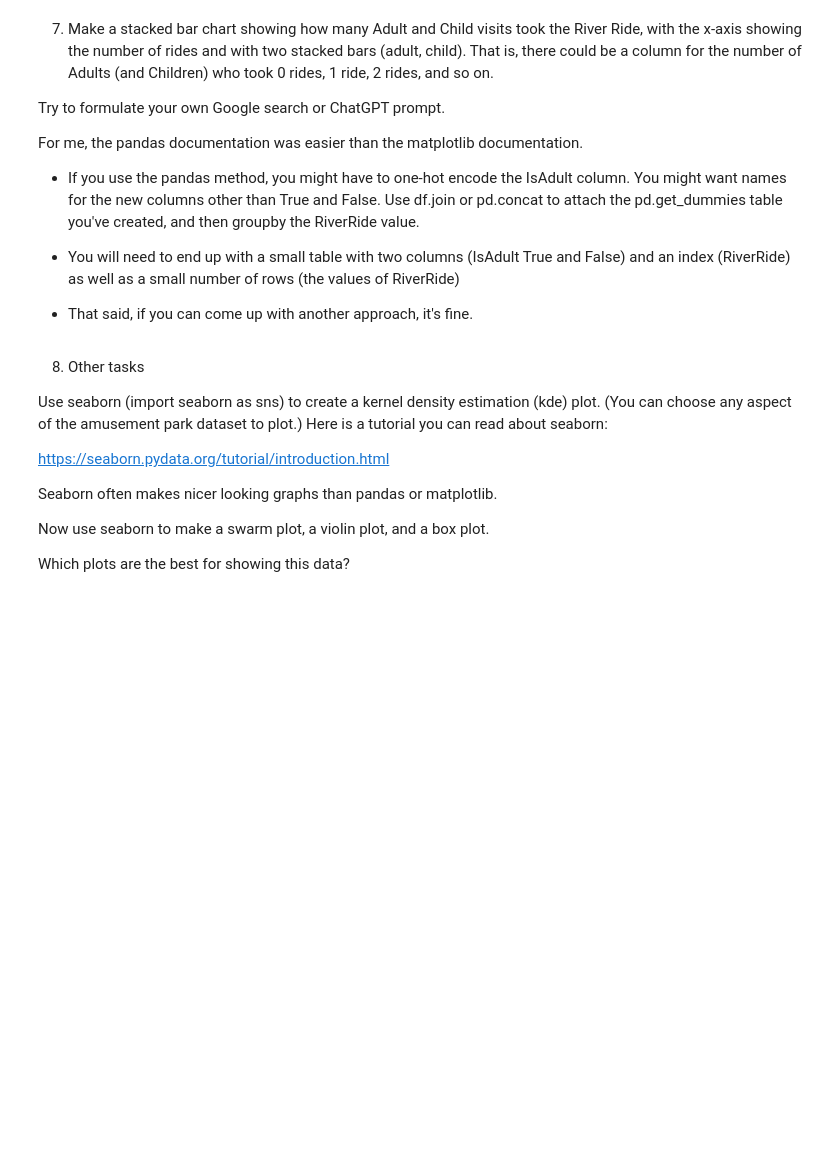
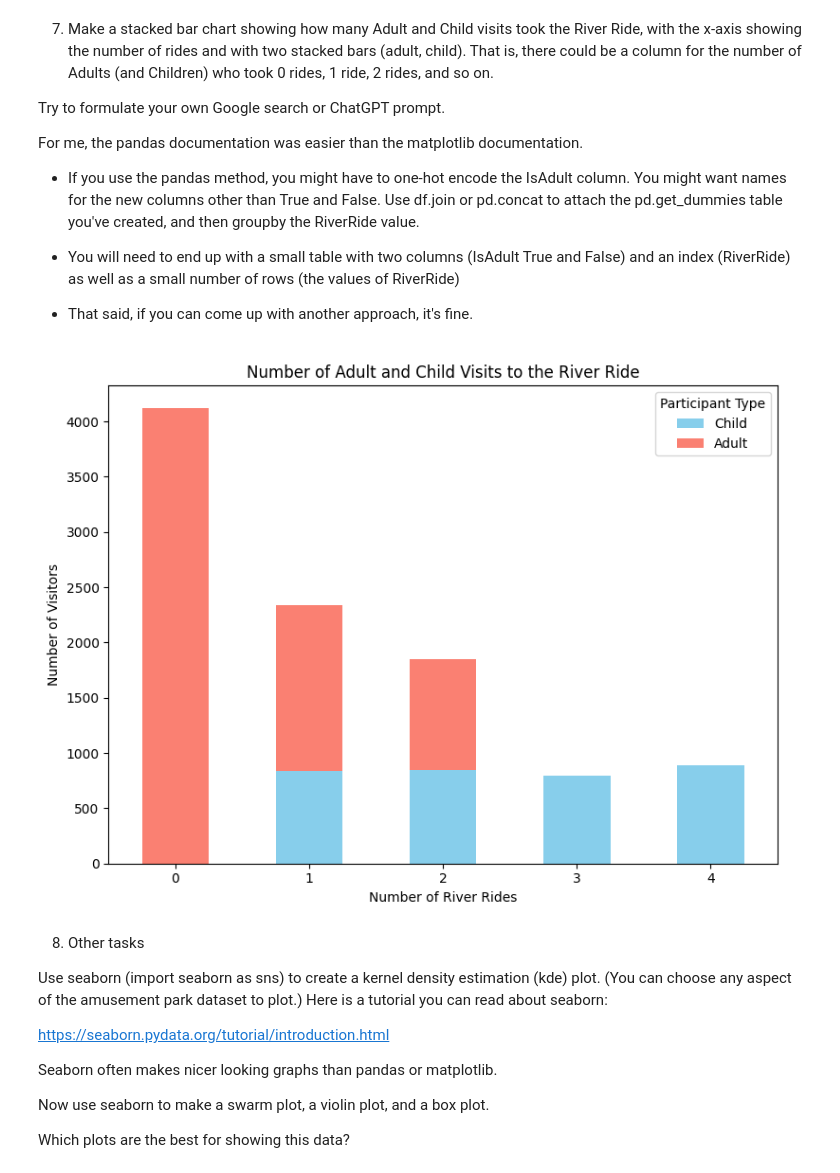
Before and after one commit to KIRBUEDU/CapstoneWeek7, a Jupyter notebook: Week3.ipynb, the cells around one changed output. Cells and saved outputs as stored; diff of their text form; code cells hidden in the pictures; blank space fills up the shorter version.

```diff
--- a/Week3.ipynb
+++ b/Week3.ipynb
@@ -186,6 +391,24 @@ For me, the pandas documentation was easier than the matplotlib documentation.
 * You will need to end up with a small table with two columns (IsAdult True and False) and an index (RiverRide) as well as a small number of rows (the values of RiverRide)
 
 * That said, if you can come up with another approach, it's fine.
+# %%
+import matplotlib.pyplot as plt
+import seaborn as sns
+
+grouped = df.groupby(['RiverRide', 'IsAdult']).size().unstack(fill_value=0)
+
+grouped.plot(kind='bar', stacked=True, color=['skyblue', 'salmon'], figsize=(8, 6))
+
+plt.title('Number of Adult and Child Visits to the River Ride')
+plt.xlabel('Number of River Rides')
+plt.ylabel('Number of Visitors')
+plt.xticks(rotation=0)
+plt.legend(['Child', 'Adult'], title="Participant Type")
+plt.tight_layout()
+
+plt.show()
+# %% [output]
+[figure, added]
 # %% [markdown]
 8. Other tasks
 
```
Also changed, not shown: parts of 20 cells of this notebook.
